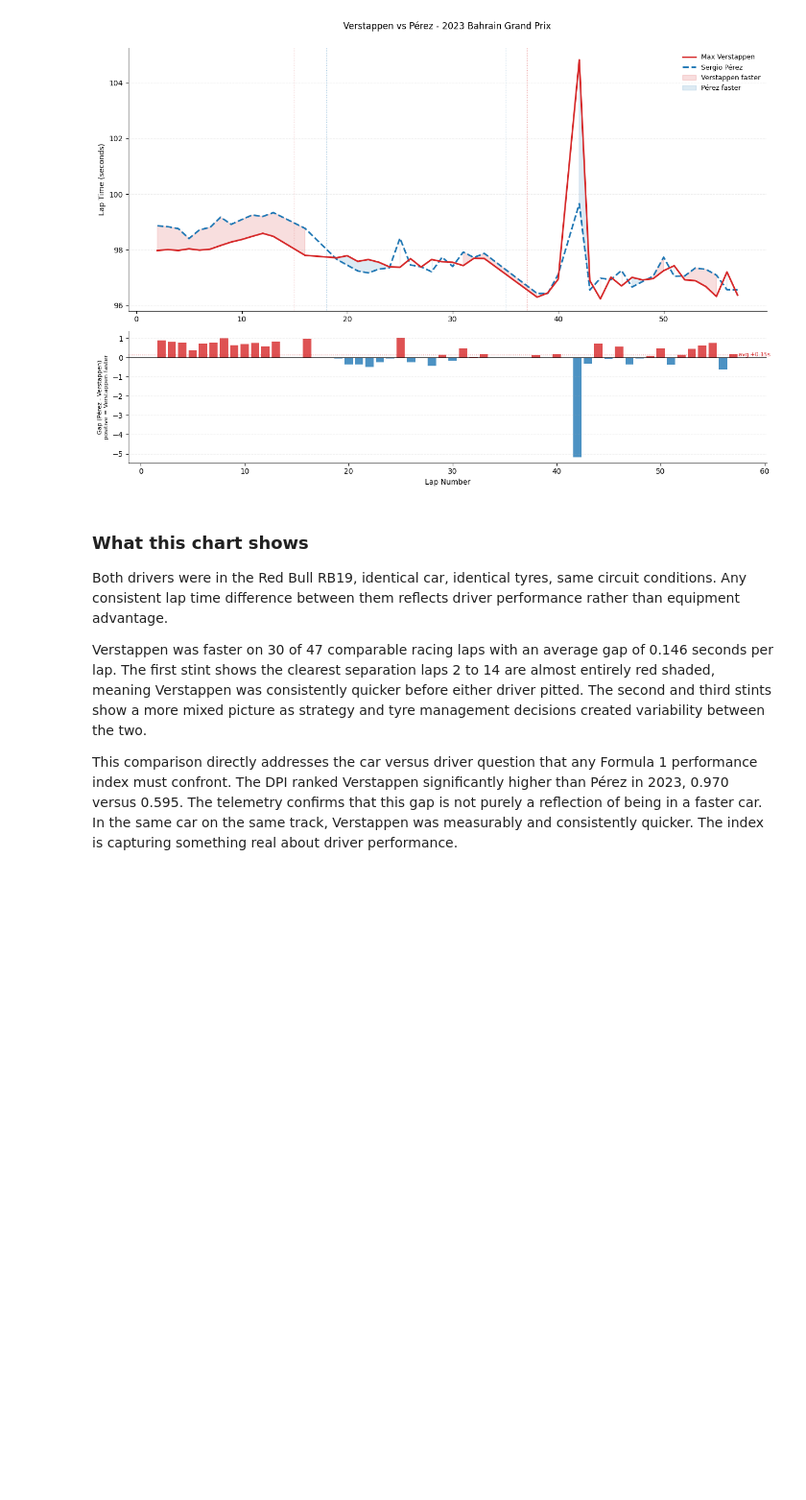
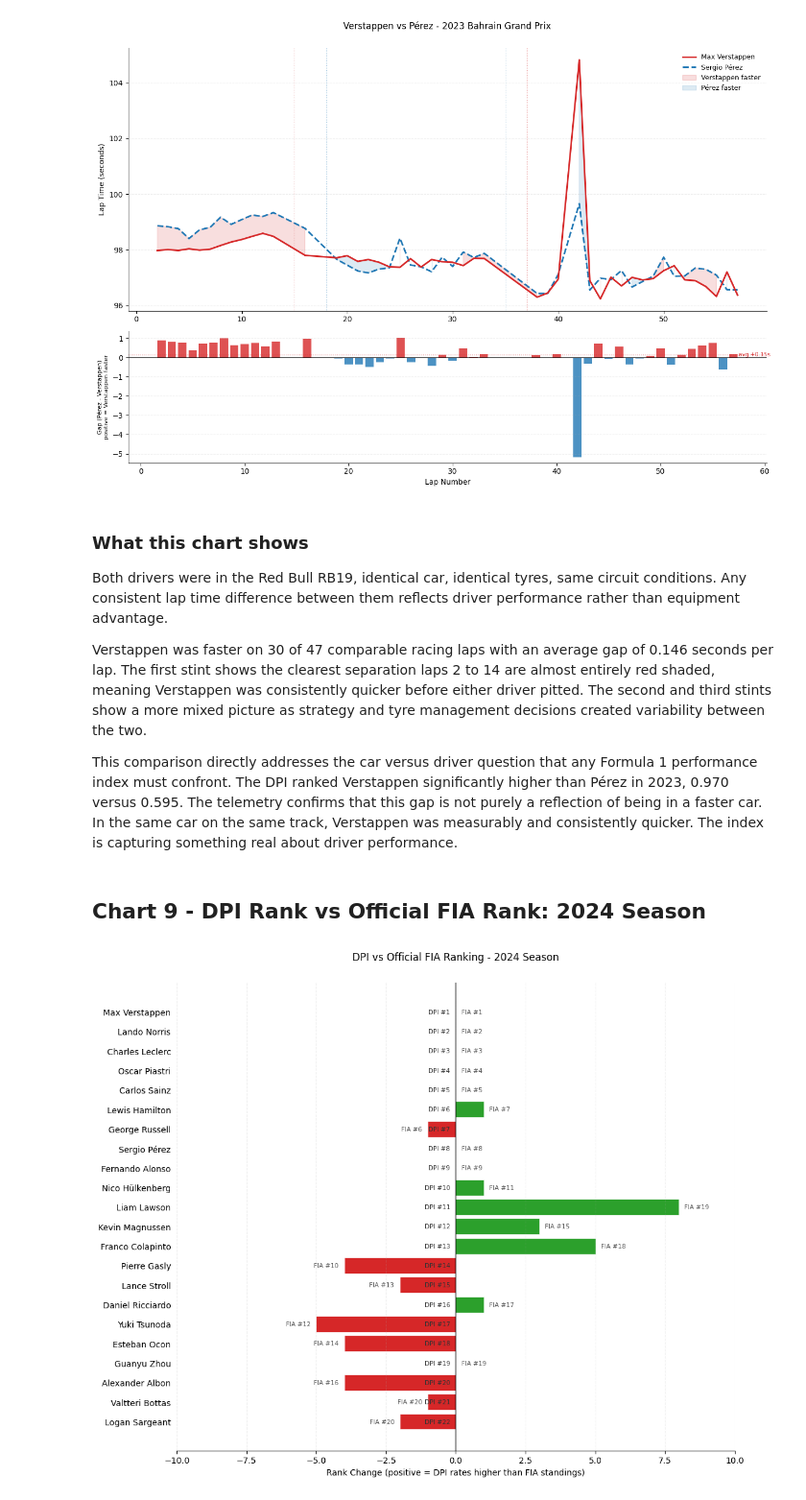
Before and after one commit to RichyJames/F1_RIchy_Odiase_Index, a Jupyter notebook: Notebooks/visualisation.ipynb, the cells around one changed output. Shown at 96% size. Cells and saved outputs as stored; diff of their text form; code cells hidden in the pictures; blank space fills up the shorter version.

Commit message:
complete visualisation notebook with all final charts

```diff
--- a/Notebooks/visualisation.ipynb
+++ b/Notebooks/visualisation.ipynb
@@ -769,3 +769,60 @@ consistently quicker before either driver pitted. The second and third stints sh
 
 This comparison directly addresses the car versus driver question that any Formula 1 performance index must confront. The DPI ranked Verstappen significantly higher than Pérez in 2023, 0.970 versus 0.595. The telemetry confirms that this gap is not purely a reflection of being in a faster car.
 In the same car on the same track, Verstappen was measurably and consistently quicker. The index is capturing something real about driver performance.
+# %% [markdown]
+## Chart 9 - DPI Rank vs Official FIA Rank: 2024 Season
+# %%
+season_2024 = dpi_df[dpi_df['season'] == 2024].copy()
+season_2024 = season_2024.sort_values('DPI_rank_season')
+
+season_2024['rank_change'] = (
+    season_2024['official_rank'] - season_2024['DPI_rank_season']
+)
+
+colours = ['#2ca02c' if x > 0 else '#d62728' if x < 0 else '#aaaaaa'
+           for x in season_2024['rank_change']]
+
+fig, ax = plt.subplots(figsize=(11, 9))
+
+bars = ax.barh(
+    season_2024['driver_name'],
+    season_2024['rank_change'],
+    color=colours,
+    edgecolor='white',
+    linewidth=0.4
+)
+
+ax.axvline(0, color='black', linewidth=1)
+
+for i, (_, row) in enumerate(season_2024.iterrows()):
+    ax.text(-0.2, i,
+            f"DPI #{int(row['DPI_rank_season'])}",
+            ha='right', va='center',
+            fontsize=7.5, color='#333333')
+    xpos = row['rank_change'] + (0.2 if row['rank_change'] >= 0 else -0.2)
+    ha   = 'left' if row['rank_change'] >= 0 else 'right'
+    ax.text(xpos, i,
+            f"FIA #{int(row['official_rank'])}",
+            ha=ha, va='center',
+            fontsize=7.5, color='#555555')
+
+ax.invert_yaxis()
+ax.set_xlabel('Rank Change (positive = DPI rates higher than FIA standings)',
+              fontsize=10)
+ax.set_title(
+    'DPI vs Official FIA Ranking - 2024 Season\n',
+    fontsize=12, pad=12
+)
+ax.spines['top'].set_visible(False)
+ax.spines['right'].set_visible(False)
+ax.spines['left'].set_visible(False)
+ax.grid(axis='x', alpha=0.2, linestyle='--')
+ax.tick_params(left=False)
+ax.set_xlim(-10, 10)
+
+plt.tight_layout()
+plt.savefig(OUTPUT_DIR / 'dpi_vs_fia_rank_2024.png',
+            dpi=200, bbox_inches='tight')
+plt.show()
+# %% [output]
+[figure, added]
```
Also changed, not shown: parts of 1 cell of this notebook.
